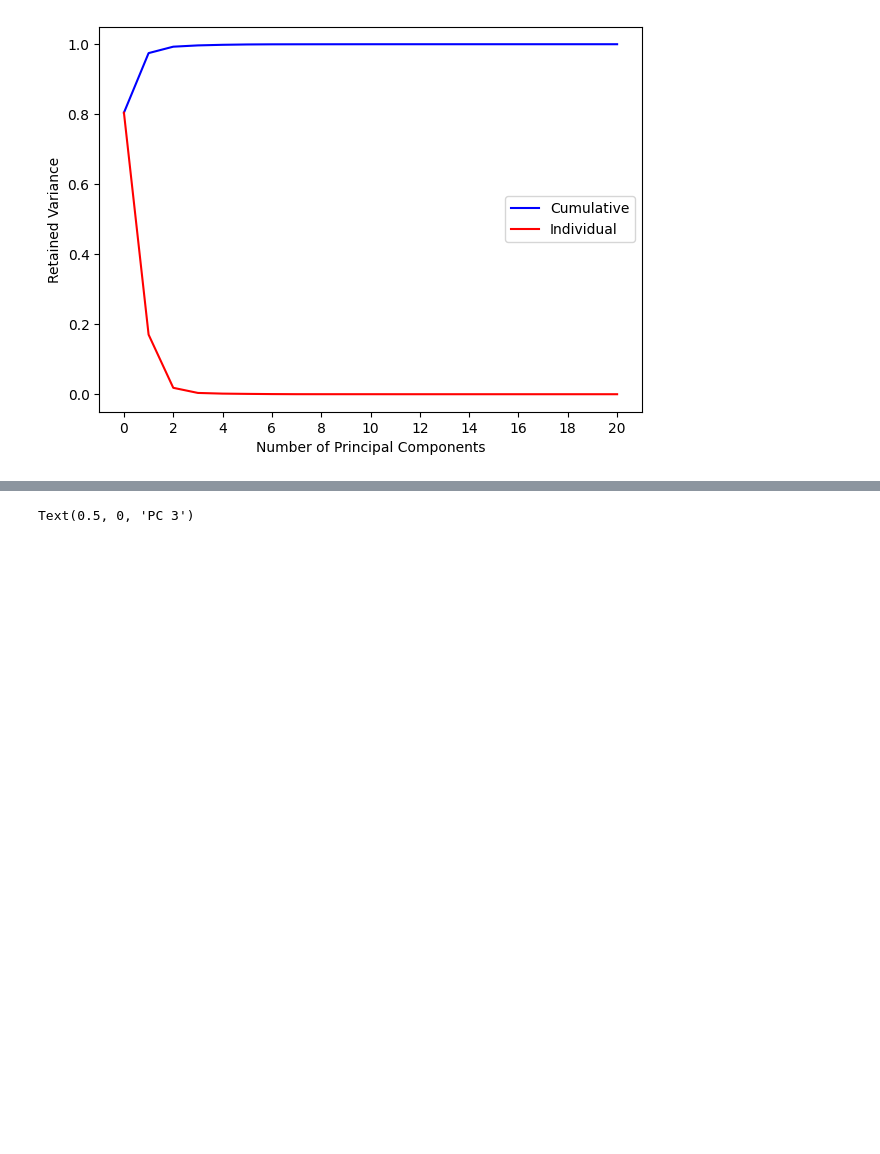
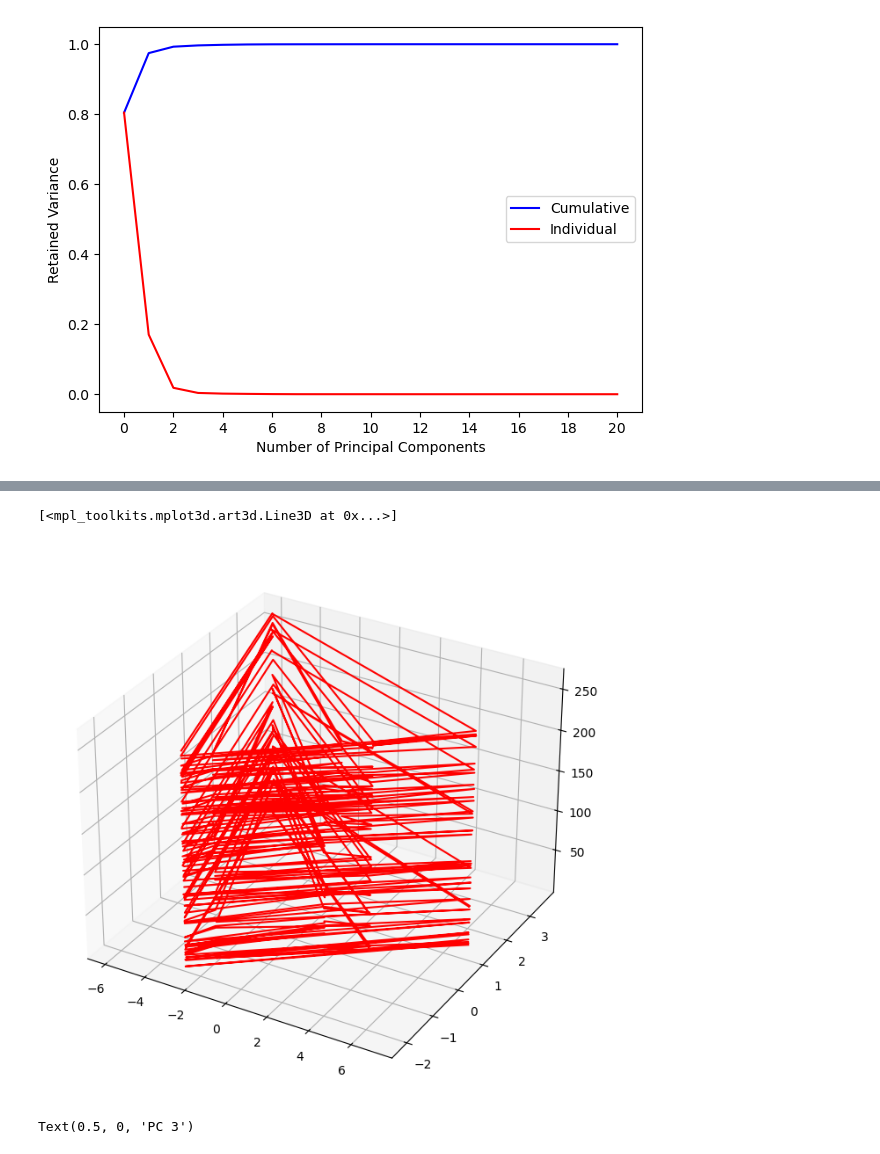
Before and after one commit to mfranzreb/DDMML_project, a Jupyter notebook: Turbofan/Project_Marvin.ipynb, the cells around one changed output, grey strips where cells are left out. Saved outputs shown, nothing was run; the diff lists cells and outputs as text; code cells hidden in the pictures; blank space fills up the shorter version.

```diff
--- a/Turbofan/Project_Marvin.ipynb
+++ b/Turbofan/Project_Marvin.ipynb
@@ -34,3 +101,13 @@ plt.legend(['Cumulative', 'Individual']);
+# %%
+fig = plt.figure(figsize=(18, 8))
+ax = fig.add_subplot(projection='3d')
+uid = 2
+idx = np.argwhere(data.values[:, 0] == uid).squeeze()
+# ax.scatter(score[:, 0], score[:, 1], data['Time'])
+ax.plot(score[idx, 0], score[idx, 1], data['Time'][idx], color='r')
+# %% [output]
+[<mpl_toolkits.mplot3d.art3d.Line3D at 0x...>]
+[figure, added]
 # %%
 uid = 2
 idx = np.argwhere(data.values[:, 0] == uid).squeeze()
```
Also changed, not shown: parts of 5 cells of this notebook, 2 other files.
